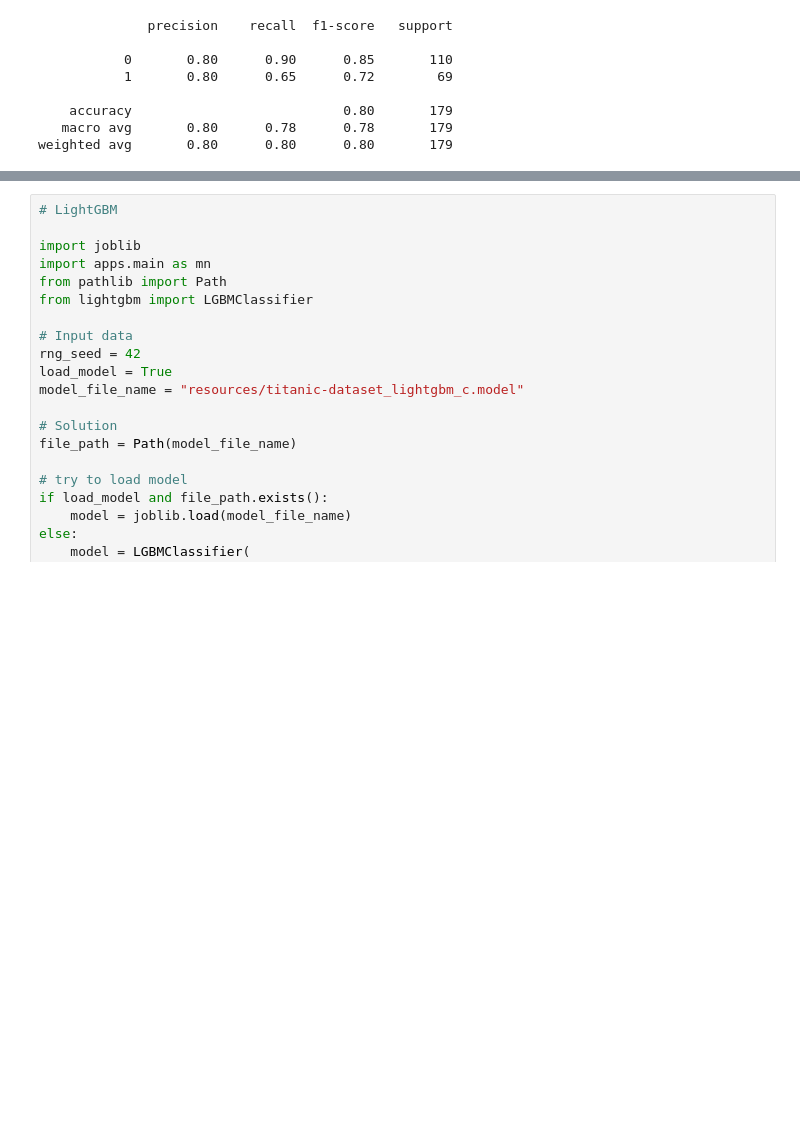
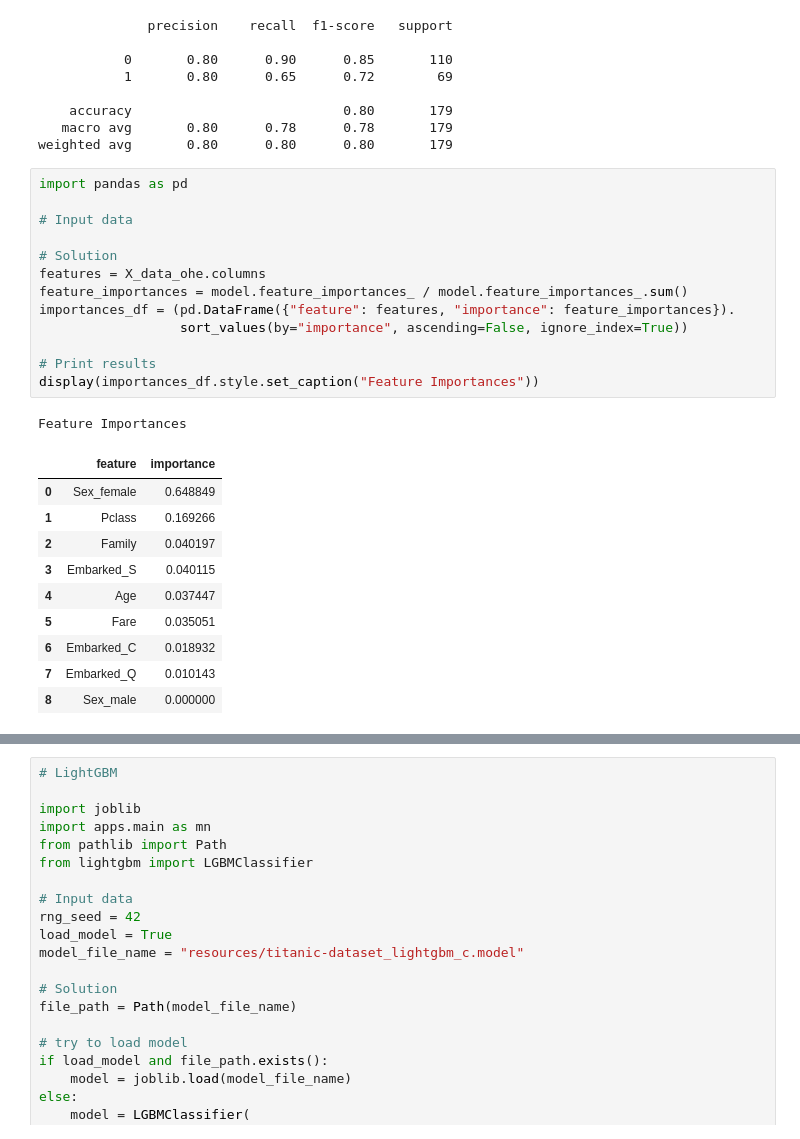
Before and after one commit to BogdanPinchuk/DataScience-PBY_HW14, a Jupyter notebook: Bohdan_Pinchuk_DS_HW14.ipynb, the cells around one changed output, grey strips where cells are left out. Cells and saved outputs as stored; diff of their text form; blank space fills up the shorter version.

```diff
--- a/Bohdan_Pinchuk_DS_HW14.ipynb
+++ b/Bohdan_Pinchuk_DS_HW14.ipynb
@@ -889,3 +889,28 @@ df_xgboost_c = mn.calc_class_metrics(Y_test_ohe, Y_pred_xgboost, Y_prob_xgboost)
     accuracy                           0.80       179
    macro avg       0.80      0.78      0.78       179
 weighted avg       0.80      0.80      0.80       179
+# %%
+import pandas as pd
+
+# Input data
+
+# Solution
+features = X_data_ohe.columns
+feature_importances = model.feature_importances_ / model.feature_importances_.sum()
+importances_df = (pd.DataFrame({"feature": features, "importance": feature_importances}).
+                  sort_values(by="importance", ascending=False, ignore_index=True))
+
+# Print results
+display(importances_df.style.set_caption("Feature Importances"))
+# %% [output]
+Feature Importances
+|  | feature | importance |
+| 0 | Sex_female | 0.648849 |
+| 1 | Pclass | 0.169266 |
+| 2 | Family | 0.040197 |
+| 3 | Embarked_S | 0.040115 |
+| 4 | Age | 0.037447 |
+| 5 | Fare | 0.035051 |
+| 6 | Embarked_C | 0.018932 |
+| 7 | Embarked_Q | 0.010143 |
+| 8 | Sex_male | 0.000000 |
```
Also changed, not shown: parts of 7 cells of this notebook.
